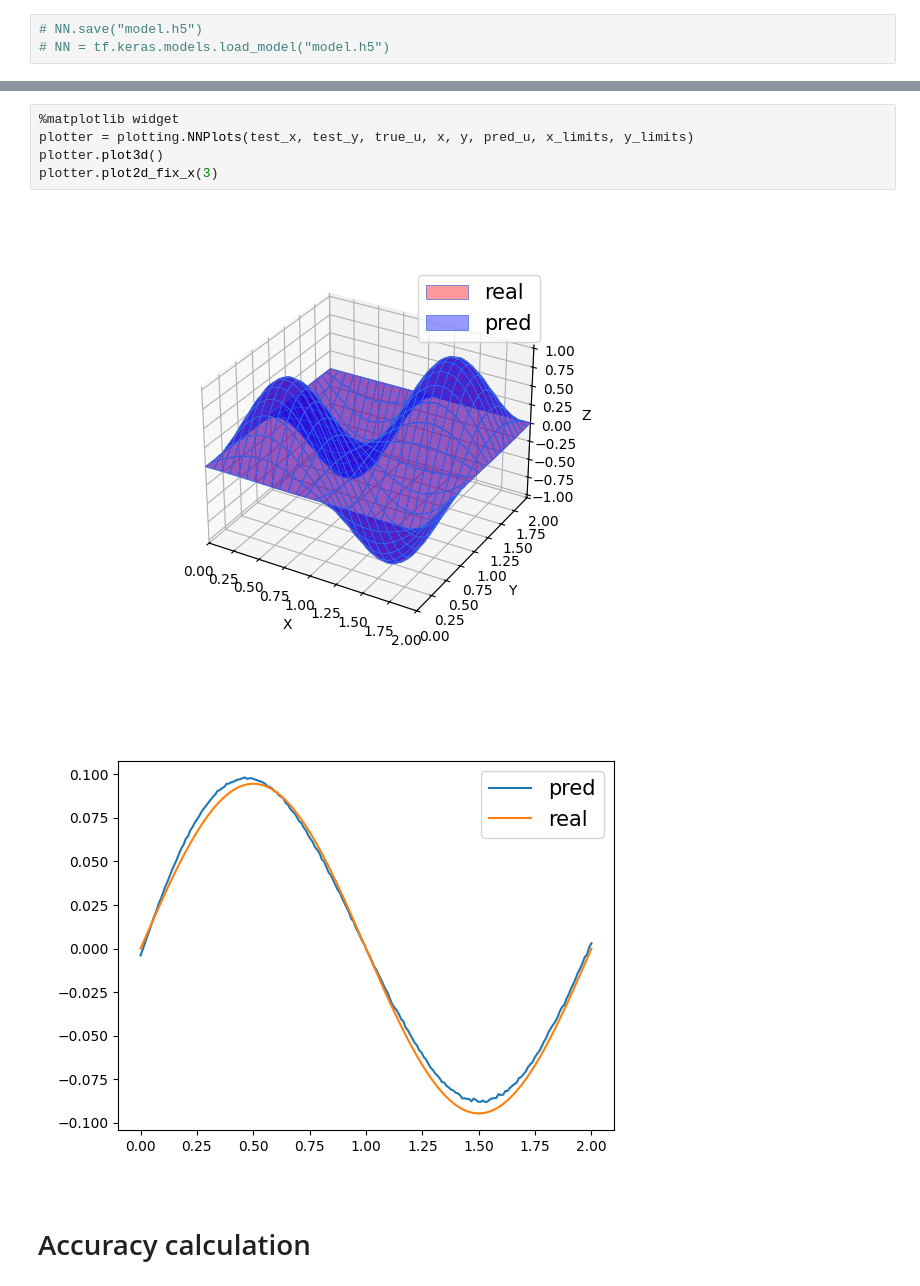
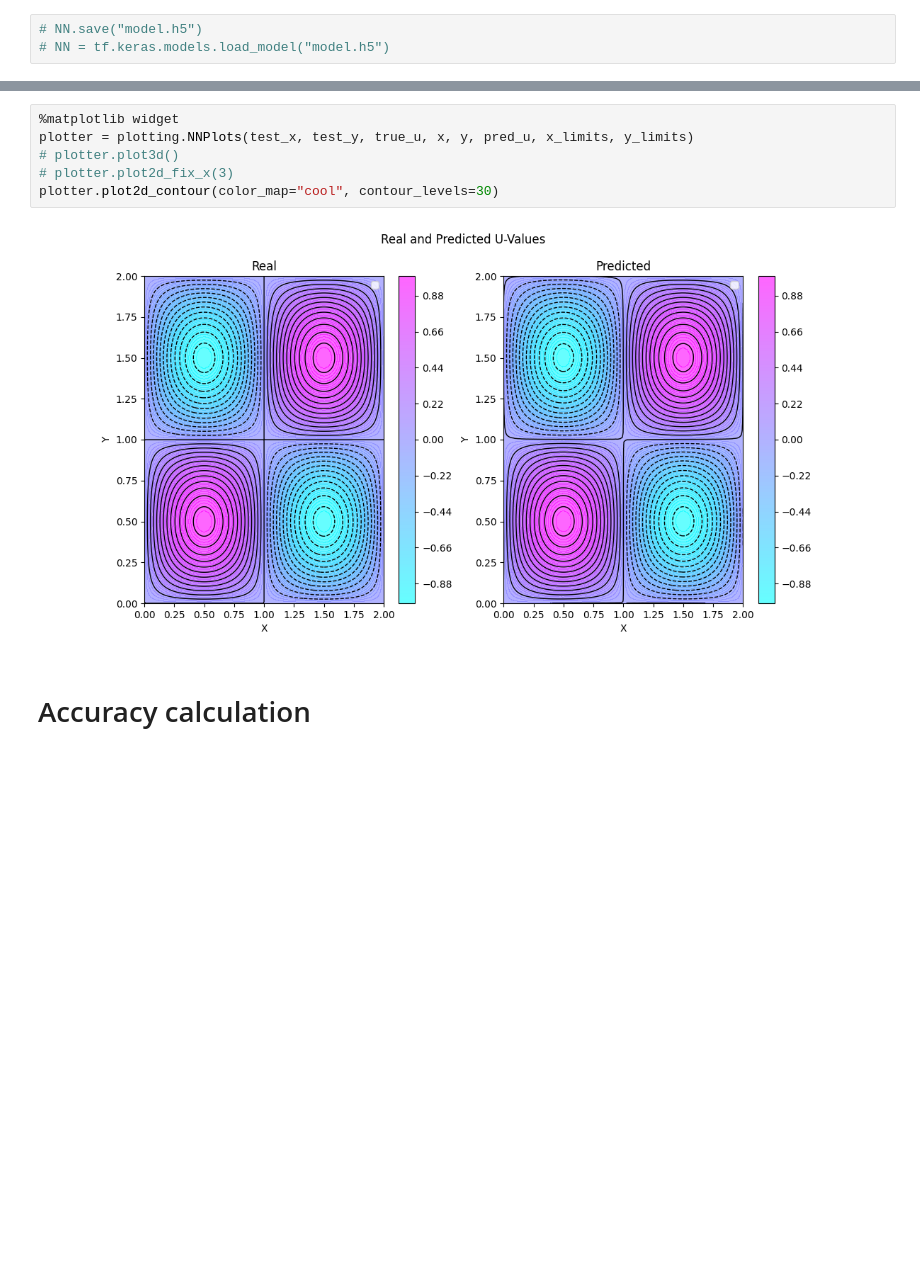
Before and after one commit to C0c0n4t/PINN_Poisson, a Jupyter notebook: src/puasson.ipynb, the cells around one changed output, grey strips where cells are left out. Drawn from its saved outputs; the diff is of its cells as text; blank space fills up the shorter version.

Commit message:
Added contour plotting

```diff
--- a/src/puasson.ipynb
+++ b/src/puasson.ipynb
@@ -202,11 +202,11 @@ I0000 00:00:1726923765.963155   30540 device_compiler.h:188] Compiled cluster us
 # %%
 %matplotlib widget
 plotter = plotting.NNPlots(test_x, test_y, true_u, x, y, pred_u, x_limits, y_limits)
-plotter.plot3d()
-plotter.plot2d_fix_x(3)
+# plotter.plot3d()
+# plotter.plot2d_fix_x(3)
+plotter.plot2d_contour(color_map="cool", contour_levels=30)
 # %% [output]
-[figure, old version]
+[figure, new version]
-[figure, removed]
 # %% [markdown]
 # Accuracy calculation
 # %%
```
Also changed, not shown: parts of 5 cells of this notebook, 1 other file.
